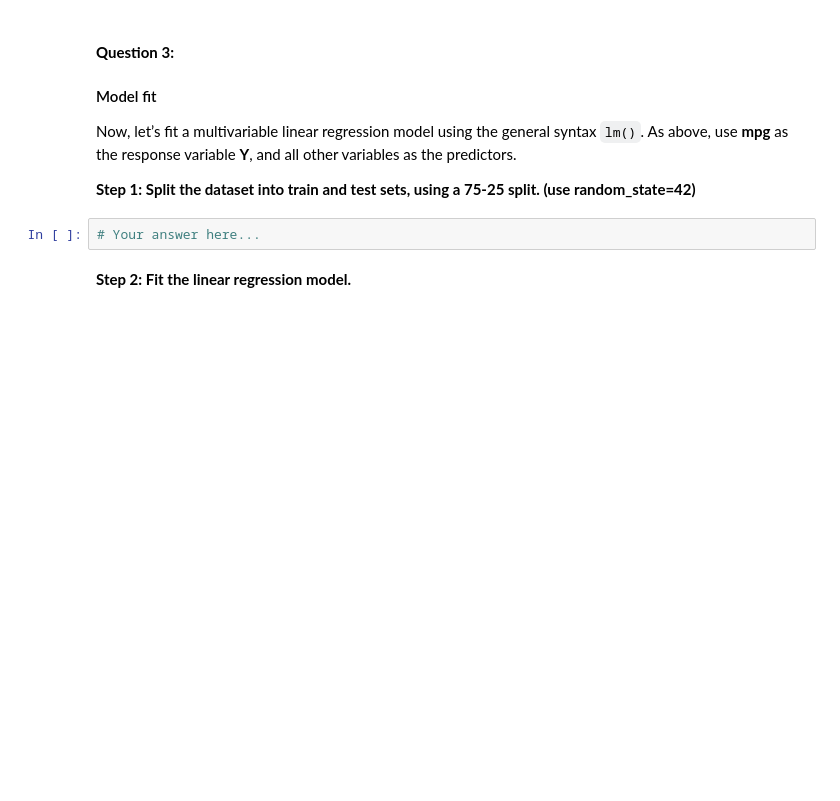
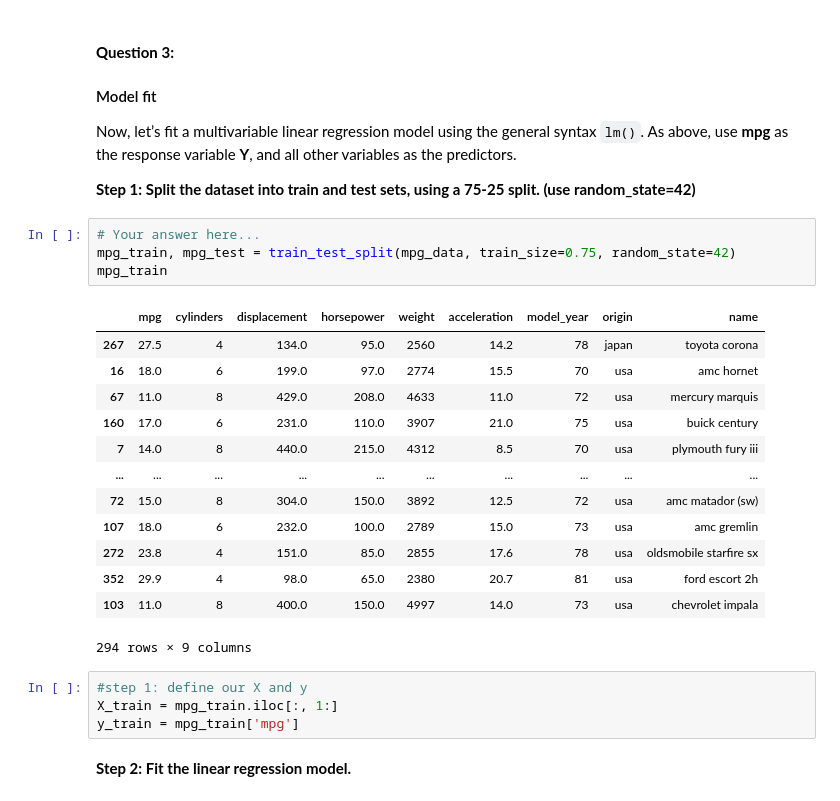
Before and after one commit to ayaAllan/LCR, a Jupyter notebook: 02_activities/assignments/assignment_2.ipynb, the cells around one changed output. Saved outputs shown, nothing was run; the diff lists cells and outputs as text; blank space fills up the shorter version.

```diff
--- a/02_activities/assignments/assignment_2.ipynb
+++ b/02_activities/assignments/assignment_2.ipynb
@@ -156,6 +161,26 @@ Now, let’s fit a multivariable linear regression model using the general synta
 **Step 1: Split the dataset into train and test sets, using a 75-25 split. (use random_state=42)**
 # %%
 # Your answer here...
+mpg_train, mpg_test = train_test_split(mpg_data, train_size=0.75, random_state=42)
+mpg_train
+# %% [output]
+|  | mpg | cylinders | displacement | horsepower | weight | acceleration | model_year | origin | name |
+| 267 | 27.5 | 4 | 134.0 | 95.0 | 2560 | 14.2 | 78 | japan | toyota corona |
+| 16 | 18.0 | 6 | 199.0 | 97.0 | 2774 | 15.5 | 70 | usa | amc hornet |
+| 67 | 11.0 | 8 | 429.0 | 208.0 | 4633 | 11.0 | 72 | usa | mercury marquis |
+| 160 | 17.0 | 6 | 231.0 | 110.0 | 3907 | 21.0 | 75 | usa | buick century |
+| 7 | 14.0 | 8 | 440.0 | 215.0 | 4312 | 8.5 | 70 | usa | plymouth fury iii |
+| ... | ... | ... | ... | ... | ... | ... | ... | ... | ... |
+| 72 | 15.0 | 8 | 304.0 | 150.0 | 3892 | 12.5 | 72 | usa | amc matador (sw) |
+| 107 | 18.0 | 6 | 232.0 | 100.0 | 2789 | 15.0 | 73 | usa | amc gremlin |
+| 272 | 23.8 | 4 | 151.0 | 85.0 | 2855 | 17.6 | 78 | usa | oldsmobile starfire sx |
+| 352 | 29.9 | 4 | 98.0 | 65.0 | 2380 | 20.7 | 81 | usa | ford escort 2h |
+| 103 | 11.0 | 8 | 400.0 | 150.0 | 4997 | 14.0 | 73 | usa | chevrolet impala |
+294 rows × 9 columns
+# %%
+#step 1: define our X and y
+X_train = mpg_train.iloc[:, 1:]
+y_train = mpg_train['mpg']
 # %% [markdown]
 **Step 2: Fit the linear regression model.**
 # %%
```
Also changed, not shown: parts of 7 cells of this notebook.
